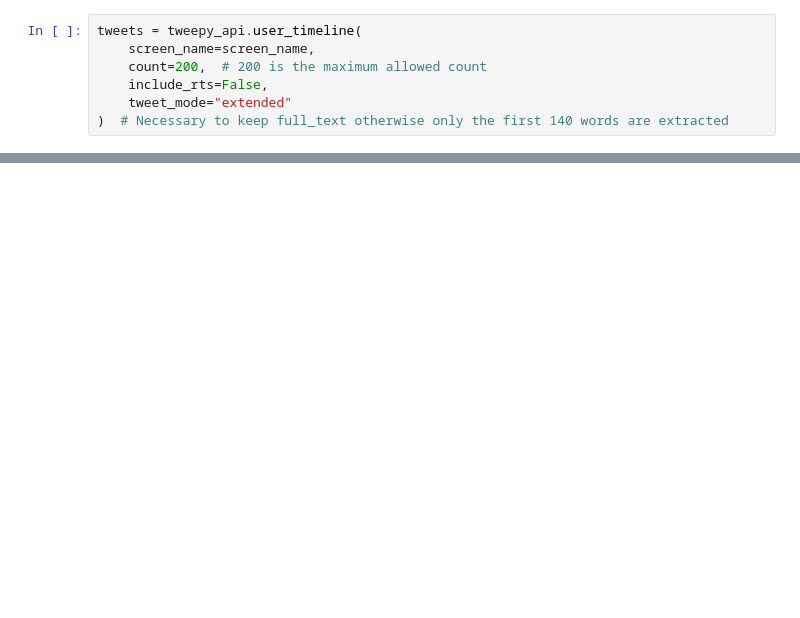
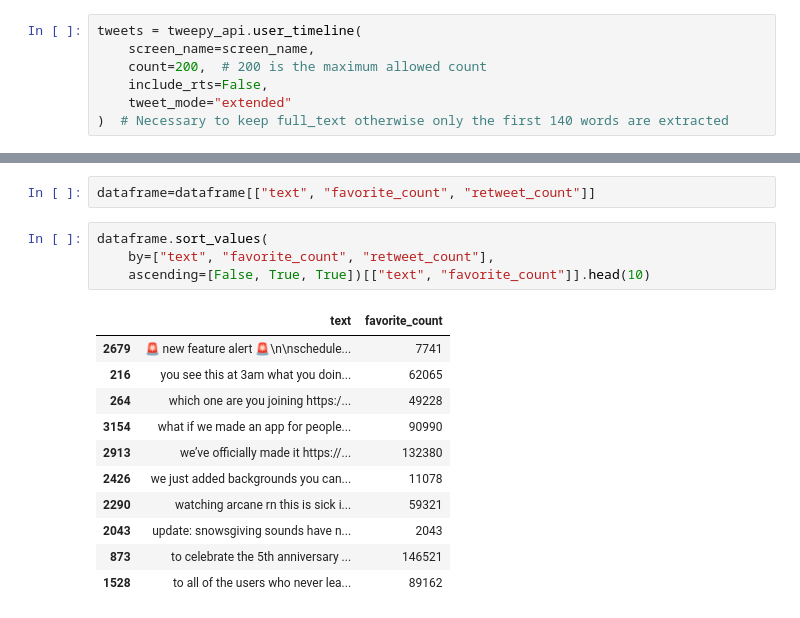
Before and after one commit to MrZakiakkari/TwitterDataCollectionAssignmentK00233639, a Jupyter notebook: tweet-data-collection.ipynb, the cells around one changed output, grey strips where cells are left out. Cells and saved outputs as stored; diff of their text form; blank space fills up the shorter version.

```diff
--- a/tweet-data-collection.ipynb
+++ b/tweet-data-collection.ipynb
@@ -174,0 +209,18 @@ dataframe.head(3)
+# %%
+dataframe=dataframe[["text", "favorite_count", "retweet_count"]]
+# %%
+dataframe.sort_values(
+    by=["text", "favorite_count", "retweet_count"],
+    ascending=[False, True, True])[["text", "favorite_count"]].head(10)
+# %% [output]
+|  | text | favorite_count |
+| 2679 | 🚨 new feature alert 🚨\n\nschedule... | 7741 |
+| 216 | you see this at 3am what you doin... | 62065 |
+| 264 | which one are you joining https:/... | 49228 |
+| 3154 | what if we made an app for people... | 90990 |
+| 2913 | we’ve officially made it https://... | 132380 |
+| 2426 | we just added backgrounds you can... | 11078 |
+| 2290 | watching arcane rn this is sick i... | 59321 |
+| 2043 | update: snowsgiving sounds have n... | 2043 |
+| 873 | to celebrate the 5th anniversary ... | 146521 |
+| 1528 | to all of the users who never lea... | 89162 |
```
Also changed, not shown: parts of 17 cells of this notebook, 3 other files.
